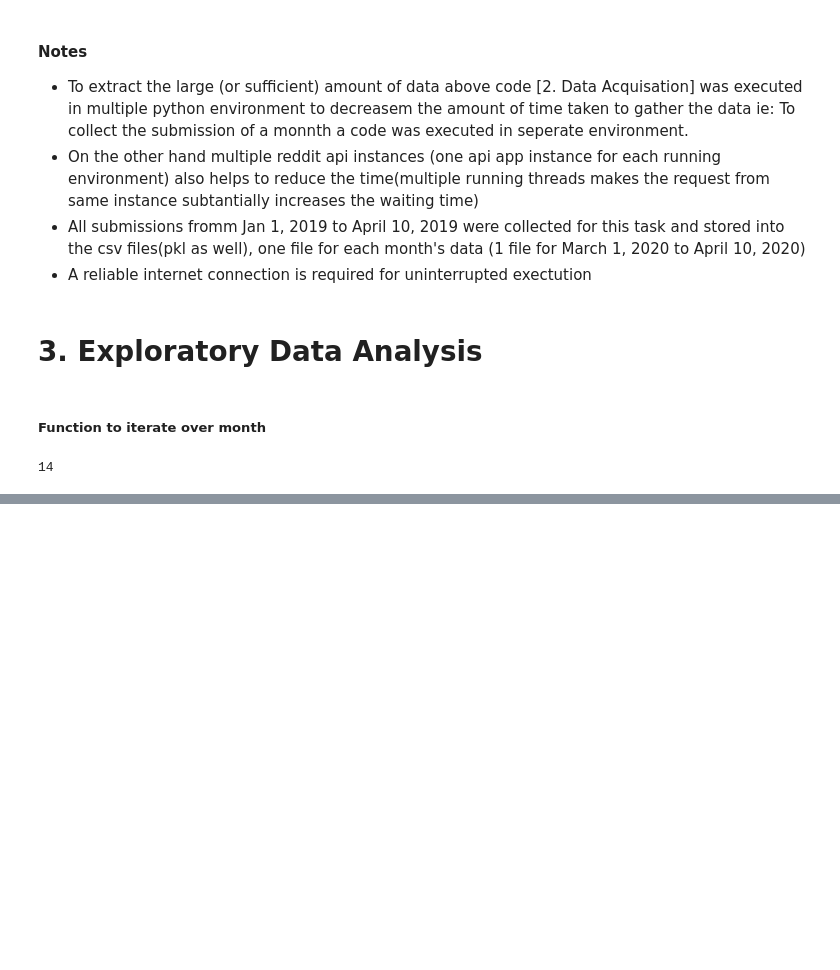
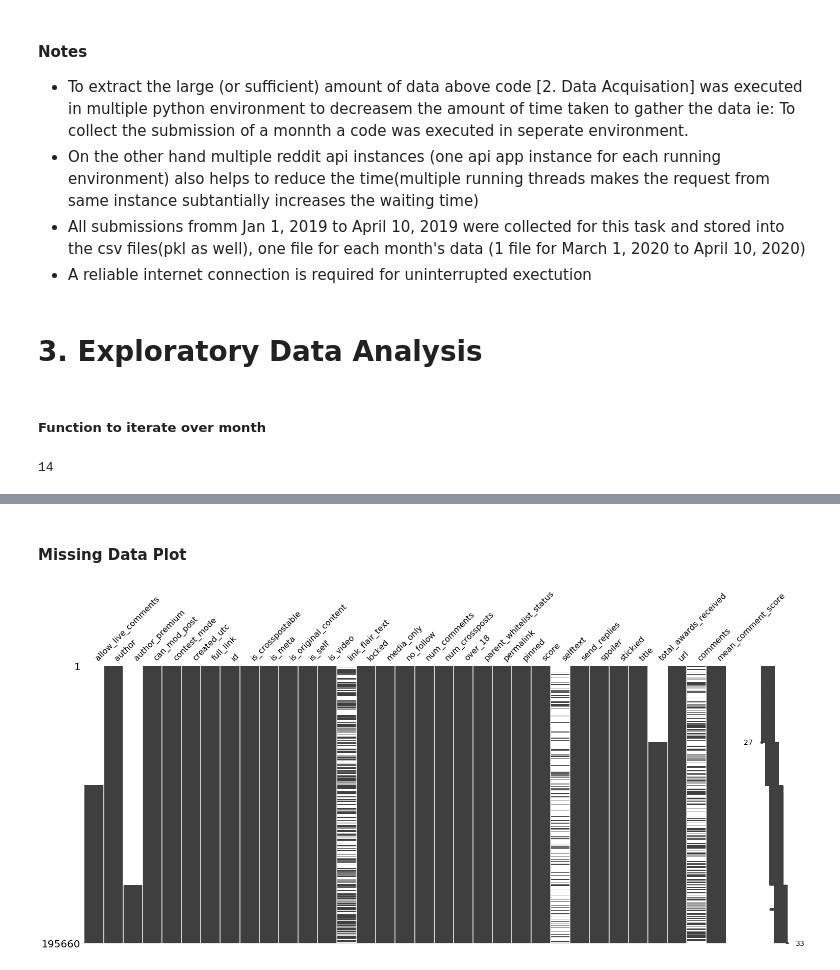
Before and after one commit to macabdul9/reddit-flait-detector, a Jupyter notebook: notebooks/reddit_flair_data_acquisation_June_2019.ipynb, the cells around one changed output, grey strips where cells are left out. Cells and saved outputs as stored; diff of their text form; code cells hidden in the pictures; blank space fills up the shorter version.

Commit message:
exploratory data analysis

```diff
--- a/notebooks/reddit_flair_data_acquisation_June_2019.ipynb
+++ b/notebooks/reddit_flair_data_acquisation_June_2019.ipynb
@@ -249,0 +255,8 @@ fig.show()
+# %%
+df = pd.concat(dfs)
+# %% [markdown]
+#### Missing Data Plot
+# %%
+msno.matrix(df);
+# %% [output]
+[figure, added]
```
Also changed, not shown: parts of 8 cells of this notebook.
